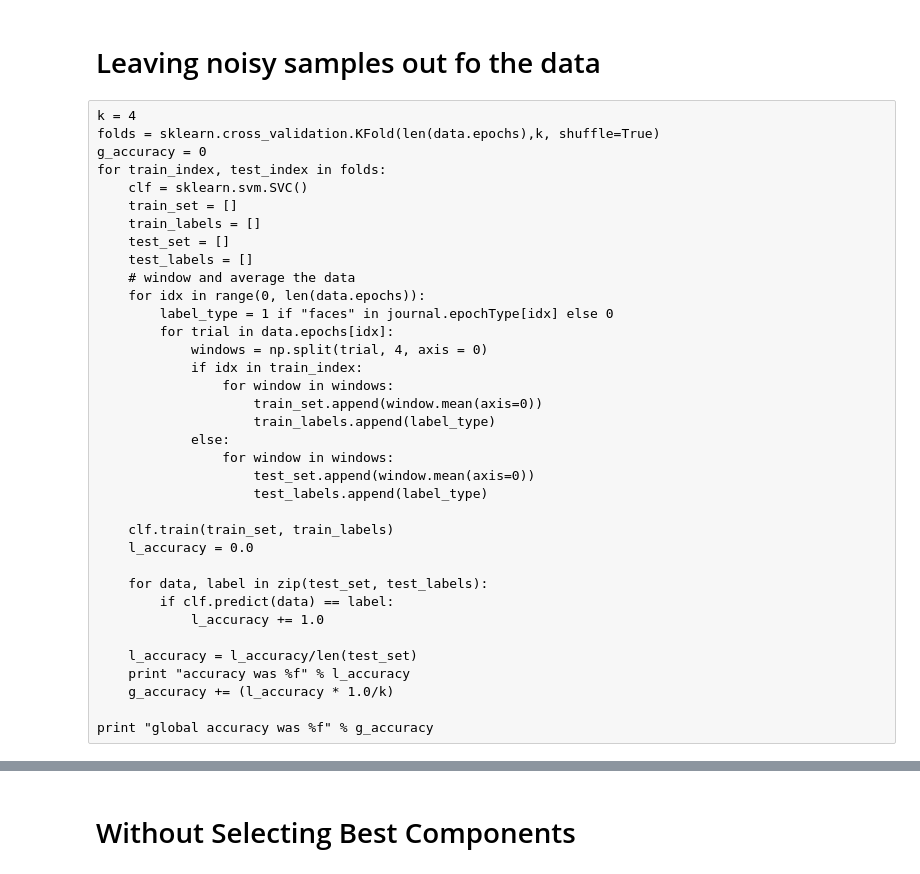
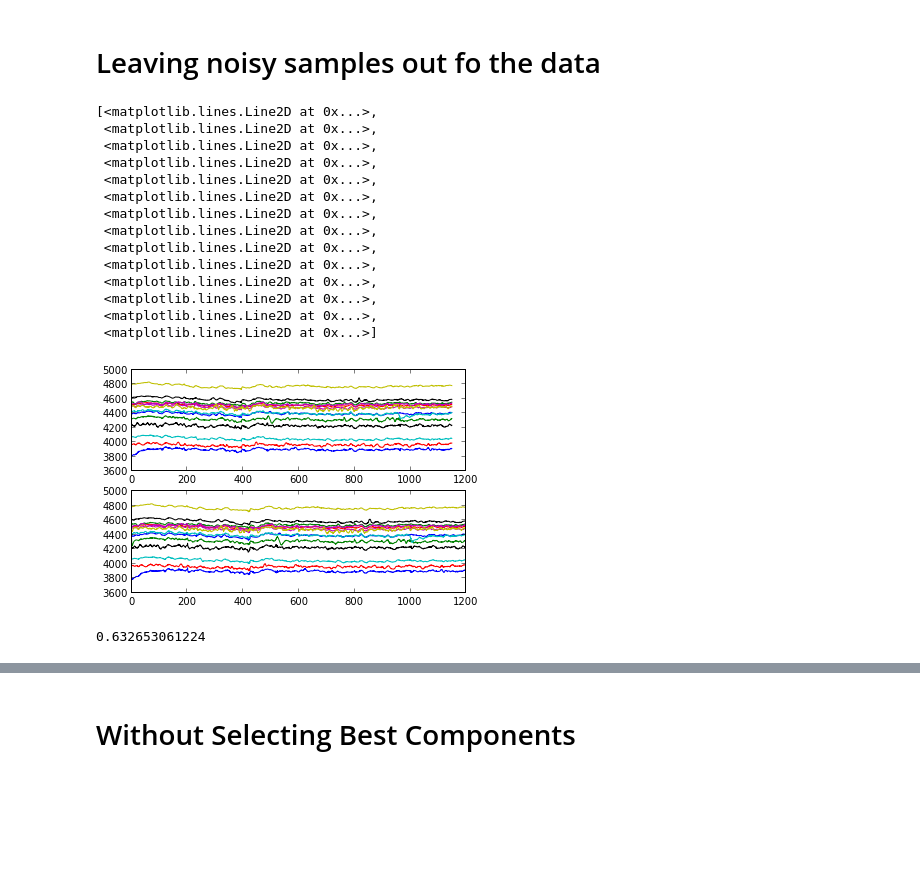
Before and after one commit to GUIYOUNGSON/emotivExperiment, a Jupyter notebook: ipynb/EmotivDataAnalysis2.ipynb, the cells around one changed output, grey strips where cells are left out. Drawn from its saved outputs; the diff is of its cells as text; code cells hidden in the pictures; blank space fills up the shorter version.

```diff
--- a/ipynb/EmotivDataAnalysis2.ipynb
+++ b/ipynb/EmotivDataAnalysis2.ipynb
@@ -484,14 +506,14 @@ def pca_breakdown(data, leaveout):
     for idx, epoch in enumerate(data.epochs[:6]):
         epoch = components.transform(np.array(epoch))
         epoch = np.delete(epoch, leaveout, 1)
-        s = np.array_split(epoch, len(epoch)/(128/4), axis=0)
+        s = np.array_split(epoch, len(epoch)/(128/BUCKET_LEN), axis=0)
         train_features += [sample.mean(axis=0) for sample in s]
         train_labels += [journal.epochType[idx]] * len(s)
 
     for idx, epoch in enumerate(data.epochs[6:]):
         epoch = components.transform(np.array(epoch))
         epoch = np.delete(epoch, leaveout, 1)
-        s = np.array_split(epoch, len(epoch)/(128/4), axis=0)
+        s = np.array_split(epoch, len(epoch)/(128/BUCKET_LEN), axis=0)
         test_features += [sample.mean(axis=0) for sample in s]
         test_labels += [journal.epochType[idx]] * len(s)
 
@@ -593,36 +635,0 @@ train_labels = [1 if "faces" in label else 0 for label in train_labels]
-# %% [raw]
-k = 4
-folds = sklearn.cross_validation.KFold(len(data.epochs),k, shuffle=True)
-g_accuracy = 0
-for train_index, test_index in folds:
-    clf = sklearn.svm.SVC()
-    train_set = []
-    train_labels = []
-    test_set = []
-    test_labels = []
-    # window and average the data
-    for idx in range(0, len(data.epochs)):
-        label_type = 1 if "faces" in journal.epochType[idx] else 0
-        for trial in data.epochs[idx]:
-            windows = np.split(trial, 4, axis = 0)
-            if idx in train_index:
-                for window in windows:
-                    train_set.append(window.mean(axis=0))
-                    train_labels.append(label_type)
-            else:
-                for window in windows:
-                    test_set.append(window.mean(axis=0))
-                    test_labels.append(label_type)
-
-    clf.train(train_set, train_labels)
-    l_accuracy = 0.0
-
-    for data, label in zip(test_set, test_labels):
-        if clf.predict(data) == label:
-            l_accuracy += 1.0
-
-    l_accuracy = l_accuracy/len(test_set)
-    print "accuracy was %f" % l_accuracy
-    g_accuracy += (l_accuracy * 1.0/k)
-
-print "global accuracy was %f" % g_accuracy
@@ -661,0 +636,33 @@ def k_dim_lda(features, accuracy_eval, k):
+# %%
+(trainfeatnn, trainlabnn, testfeatnn, testlabnn) = remove_noise(data)
+# %%
+fig, axes = plt.subplots(2, sharey=True)
+axes[0].plot(trainfeatnn)
+axes[1].plot(train_features)
+# %% [output]
+[<matplotlib.lines.Line2D at 0x...>,
+ <matplotlib.lines.Line2D at 0x...>,
+ <matplotlib.lines.Line2D at 0x...>,
+ <matplotlib.lines.Line2D at 0x...>,
+ <matplotlib.lines.Line2D at 0x...>,
+ <matplotlib.lines.Line2D at 0x...>,
+ <matplotlib.lines.Line2D at 0x...>,
+ <matplotlib.lines.Line2D at 0x...>,
+ <matplotlib.lines.Line2D at 0x...>,
+ <matplotlib.lines.Line2D at 0x...>,
+ <matplotlib.lines.Line2D at 0x...>,
+ <matplotlib.lines.Line2D at 0x...>,
+ <matplotlib.lines.Line2D at 0x...>,
+ <matplotlib.lines.Line2D at 0x...>]
+[figure, added]
+# %%
+cnf = sklearn.linear_model.LogisticRegression()
+cnf.fit(trainfeatnn, trainlabnn)
+acc = 0
+for (feat, label) in zip(testfeatnn, testlabnn):
+    if cnf.predict(feat) == label:
+        acc += 1.0
+
+print acc/len(testfeatnn)
+# %% [output]
+0.632653061224
```
Also changed, not shown: parts of 36 cells of this notebook.
